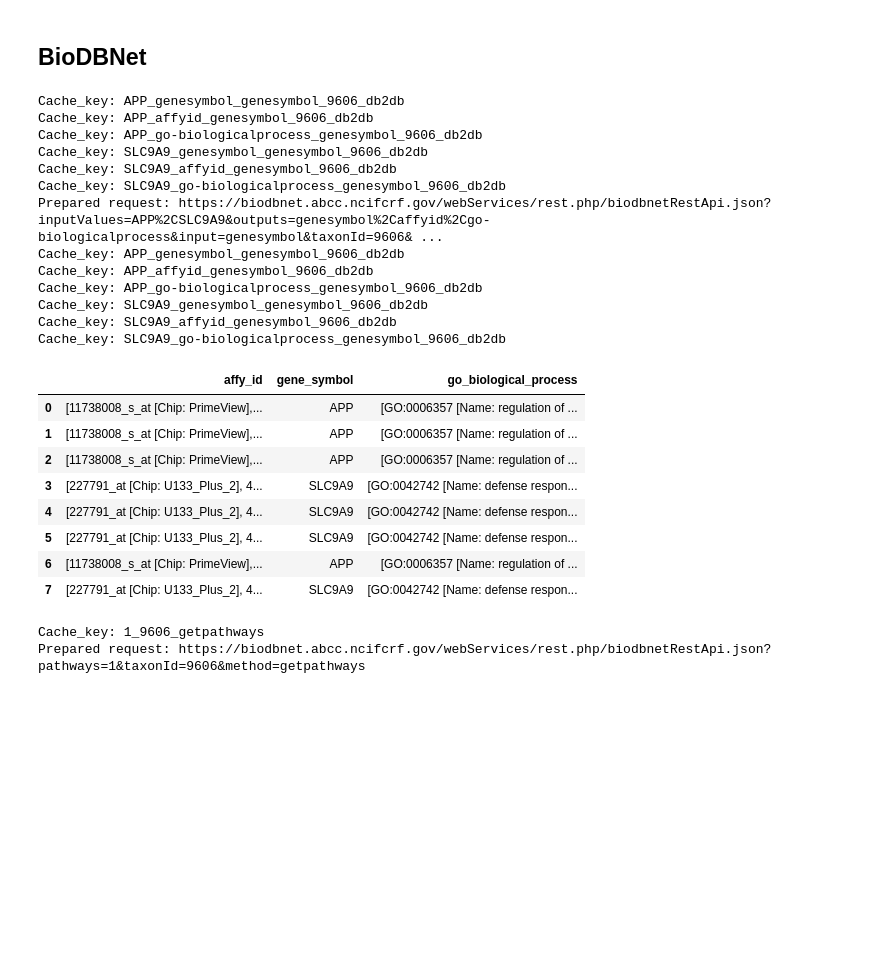
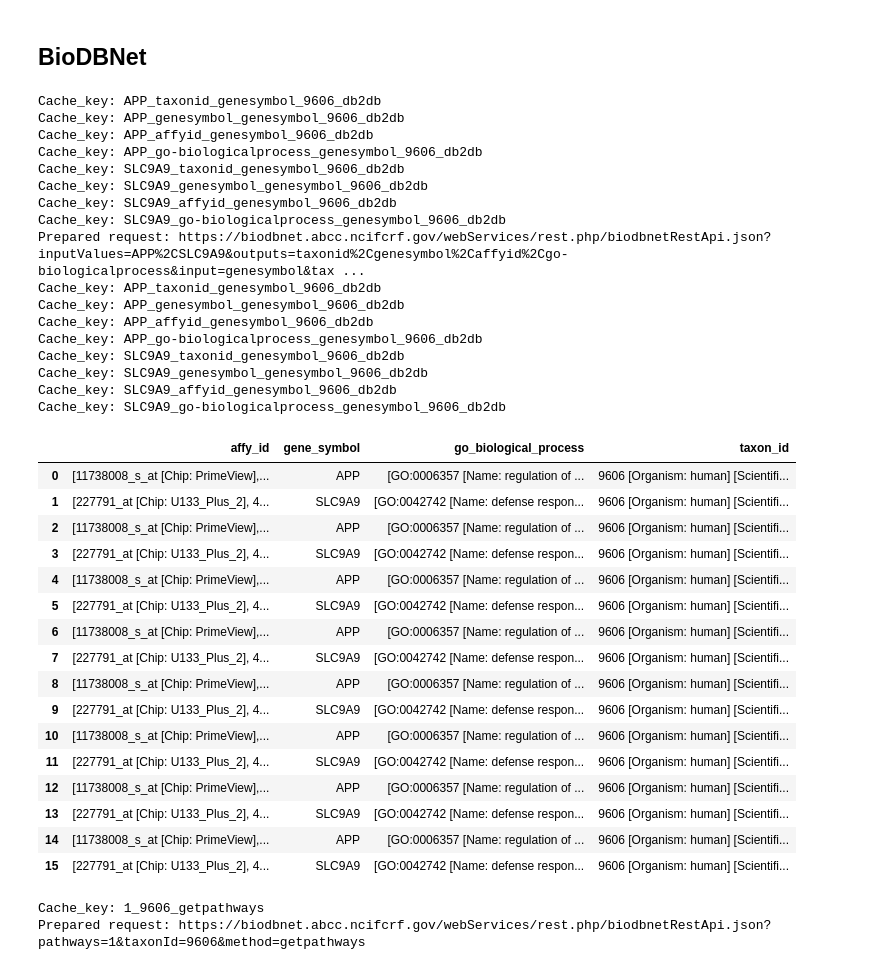
Before and after one commit to ProteinEngineering-PESB2/BioSeqDownloader, a Jupyter notebook: tests.ipynb, the cells around one changed output. Saved outputs shown, nothing was run; the diff lists cells and outputs as text; code cells hidden in the pictures; blank space fills up the shorter version.

```diff
--- a/tests.ipynb
+++ b/tests.ipynb
@@ -657,38 +657,50 @@ instance = BioDBNetInterface()
 # %%
 instance.fetch_single(
     query={
         "input": "genesymbol",
         "inputValues": ["APP", "SLC9A9"],
-        "outputs": ["genesymbol", "affyid", "go-biologicalprocess"],
+        "outputs": ["taxonid","genesymbol", "affyid", "go-biologicalprocess"],
         "taxonId": "9606"
     },
     method="db2db",
     parse=True,
     to_dataframe=True
 ).dropna(axis=1, how='all')
 # %% [output]
+Cache_key: APP_taxonid_genesymbol_9606_db2db
 Cache_key: APP_genesymbol_genesymbol_9606_db2db
 Cache_key: APP_affyid_genesymbol_9606_db2db
 Cache_key: APP_go-biologicalprocess_genesymbol_9606_db2db
+Cache_key: SLC9A9_taxonid_genesymbol_9606_db2db
 Cache_key: SLC9A9_genesymbol_genesymbol_9606_db2db
 Cache_key: SLC9A9_affyid_genesymbol_9606_db2db
 Cache_key: SLC9A9_go-biologicalprocess_genesymbol_9606_db2db
-Prepared request: https://biodbnet.abcc.ncifcrf.gov/webServices/rest.php/biodbnetRestApi.json?inputValues=APP%2CSLC9A9&outputs=genesymbol%2Caffyid%2Cgo-biologicalprocess&input=genesymbol&taxonId=9606& ...
+Prepared request: https://biodbnet.abcc.ncifcrf.gov/webServices/rest.php/biodbnetRestApi.json?inputValues=APP%2CSLC9A9&outputs=taxonid%2Cgenesymbol%2Caffyid%2Cgo-biologicalprocess&input=genesymbol&tax ...
+Cache_key: APP_taxonid_genesymbol_9606_db2db
 Cache_key: APP_genesymbol_genesymbol_9606_db2db
 Cache_key: APP_affyid_genesymbol_9606_db2db
 Cache_key: APP_go-biologicalprocess_genesymbol_9606_db2db
+Cache_key: SLC9A9_taxonid_genesymbol_9606_db2db
 Cache_key: SLC9A9_genesymbol_genesymbol_9606_db2db
 Cache_key: SLC9A9_affyid_genesymbol_9606_db2db
 Cache_key: SLC9A9_go-biologicalprocess_genesymbol_9606_db2db
-|  | affy_id | gene_symbol | go_biological_process |
-| 0 | [11738008_s_at [Chip: PrimeView],... | APP | [GO:0006357 [Name: regulation of ... |
-| 1 | [11738008_s_at [Chip: PrimeView],... | APP | [GO:0006357 [Name: regulation of ... |
-| 2 | [11738008_s_at [Chip: PrimeView],... | APP | [GO:0006357 [Name: regulation of ... |
-| 3 | [227791_at [Chip: U133_Plus_2], 4... | SLC9A9 | [GO:0042742 [Name: defense respon... |
-| 4 | [227791_at [Chip: U133_Plus_2], 4... | SLC9A9 | [GO:0042742 [Name: defense respon... |
-| 5 | [227791_at [Chip: U133_Plus_2], 4... | SLC9A9 | [GO:0042742 [Name: defense respon... |
-| 6 | [11738008_s_at [Chip: PrimeView],... | APP | [GO:0006357 [Name: regulation of ... |
-| 7 | [227791_at [Chip: U133_Plus_2], 4... | SLC9A9 | [GO:0042742 [Name: defense respon... |
+|  | affy_id | gene_symbol | go_biological_process | taxon_id |
+| 0 | [11738008_s_at [Chip: PrimeView],... | APP | [GO:0006357 [Name: regulation of ... | 9606 [Organism: human] [Scientifi... |
+| 1 | [227791_at [Chip: U133_Plus_2], 4... | SLC9A9 | [GO:0042742 [Name: defense respon... | 9606 [Organism: human] [Scientifi... |
+| 2 | [11738008_s_at [Chip: PrimeView],... | APP | [GO:0006357 [Name: regulation of ... | 9606 [Organism: human] [Scientifi... |
+| 3 | [227791_at [Chip: U133_Plus_2], 4... | SLC9A9 | [GO:0042742 [Name: defense respon... | 9606 [Organism: human] [Scientifi... |
+| 4 | [11738008_s_at [Chip: PrimeView],... | APP | [GO:0006357 [Name: regulation of ... | 9606 [Organism: human] [Scientifi... |
+| 5 | [227791_at [Chip: U133_Plus_2], 4... | SLC9A9 | [GO:0042742 [Name: defense respon... | 9606 [Organism: human] [Scientifi... |
+| 6 | [11738008_s_at [Chip: PrimeView],... | APP | [GO:0006357 [Name: regulation of ... | 9606 [Organism: human] [Scientifi... |
+| 7 | [227791_at [Chip: U133_Plus_2], 4... | SLC9A9 | [GO:0042742 [Name: defense respon... | 9606 [Organism: human] [Scientifi... |
+| 8 | [11738008_s_at [Chip: PrimeView],... | APP | [GO:0006357 [Name: regulation of ... | 9606 [Organism: human] [Scientifi... |
+| 9 | [227791_at [Chip: U133_Plus_2], 4... | SLC9A9 | [GO:0042742 [Name: defense respon... | 9606 [Organism: human] [Scientifi... |
+| 10 | [11738008_s_at [Chip: PrimeView],... | APP | [GO:0006357 [Name: regulation of ... | 9606 [Organism: human] [Scientifi... |
+| 11 | [227791_at [Chip: U133_Plus_2], 4... | SLC9A9 | [GO:0042742 [Name: defense respon... | 9606 [Organism: human] [Scientifi... |
+| 12 | [11738008_s_at [Chip: PrimeView],... | APP | [GO:0006357 [Name: regulation of ... | 9606 [Organism: human] [Scientifi... |
+| 13 | [227791_at [Chip: U133_Plus_2], 4... | SLC9A9 | [GO:0042742 [Name: defense respon... | 9606 [Organism: human] [Scientifi... |
+| 14 | [11738008_s_at [Chip: PrimeView],... | APP | [GO:0006357 [Name: regulation of ... | 9606 [Organism: human] [Scientifi... |
+| 15 | [227791_at [Chip: U133_Plus_2], 4... | SLC9A9 | [GO:0042742 [Name: defense respon... | 9606 [Organism: human] [Scientifi... |
 # %%
 instance.fetch_single(
     query={
```
Also changed, not shown: parts of 11 cells of this notebook, 10 other files.
